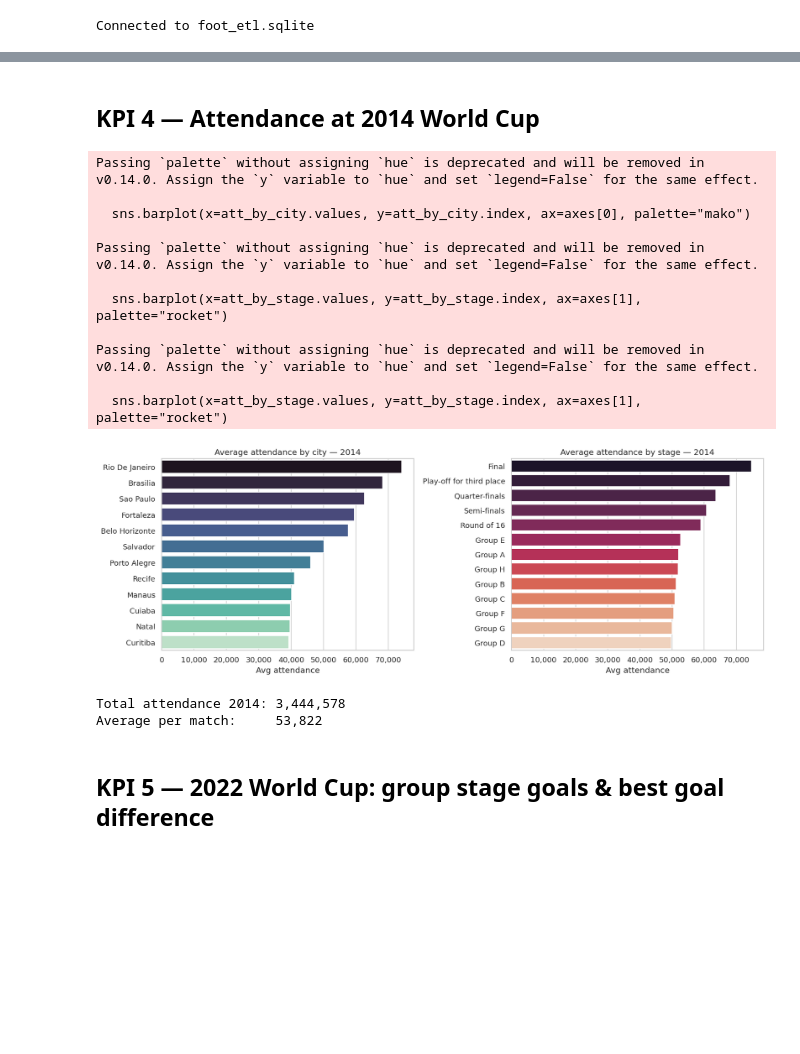
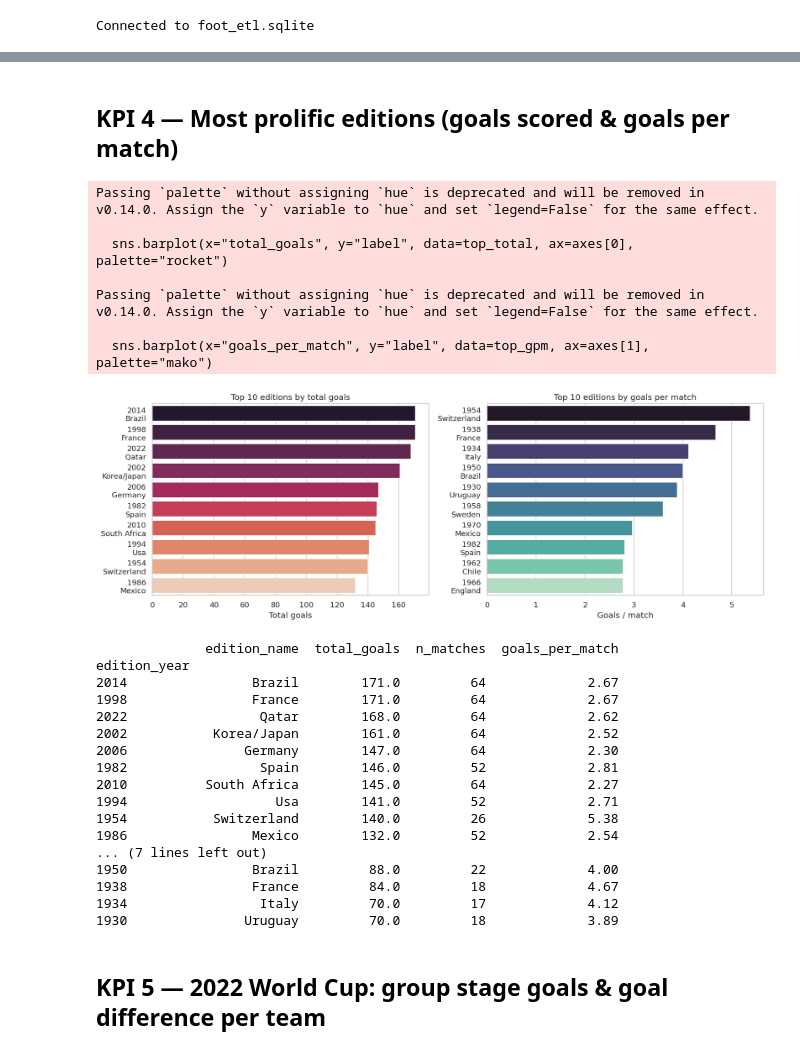
Before and after one commit to Flockyy/foot-etl, a Jupyter notebook: kpi.ipynb, the cells around one changed output, grey strips where cells are left out. Saved outputs shown, nothing was run; the diff lists cells and outputs as text; code cells hidden in the pictures; blank space fills up the shorter version.

```diff
--- a/kpi.ipynb
+++ b/kpi.ipynb
@@ -180,39 +190,55 @@ Costa Rica    79  39  47     165      47.9
 # %% [markdown]
-## KPI 4 — Attendance at 2014 World Cup
+## KPI 4 — Most prolific editions (goals scored & goals per match)
 # %%
-att_by_city = wc2014.groupby("City")["Attendance"].mean().sort_values(ascending=False)
-att_by_stage = wc2014.groupby("Stage")["Attendance"].mean().sort_values(ascending=False)
+edition_stats = (
+    matches.groupby(["edition_year", "edition_name"])["total_goals"]
+    .agg(total_goals="sum", n_matches="count")
+    .assign(goals_per_match=lambda d: (d["total_goals"] / d["n_matches"]).round(2))
+    .reset_index()
+    .sort_values("total_goals", ascending=False)
+)
+edition_stats["label"] = edition_stats["edition_year"].astype(str) + "\n" + edition_stats["edition_name"]
 
 fig, axes = plt.subplots(1, 2, figsize=(14, 5))
 
-sns.barplot(x=att_by_city.values, y=att_by_city.index, ax=axes[0], palette="mako")
-axes[0].xaxis.set_major_formatter(mticker.FuncFormatter(lambda x, _: f"{int(x):,}"))
-axes[0].set(title="Average attendance by city — 2014", xlabel="Avg attendance", ylabel="")
+top_total = edition_stats.nlargest(10, "total_goals")
+sns.barplot(x="total_goals", y="label", data=top_total, ax=axes[0], palette="rocket")
+axes[0].set(title="Top 10 editions by total goals", xlabel="Total goals", ylabel="")
 
-sns.barplot(x=att_by_stage.values, y=att_by_stage.index, ax=axes[1], palette="rocket")
-axes[1].xaxis.set_major_formatter(mticker.FuncFormatter(lambda x, _: f"{int(x):,}"))
-axes[1].set(title="Average attendance by stage — 2014", xlabel="Avg attendance", ylabel="")
+top_gpm = edition_stats.nlargest(10, "goals_per_match")
+sns.barplot(x="goals_per_match", y="label", data=top_gpm, ax=axes[1], palette="mako")
+axes[1].set(title="Top 10 editions by goals per match", xlabel="Goals / match", ylabel="")
 
 plt.tight_layout()
 plt.show()
 
-print(f"Total attendance 2014: {wc2014['Attendance'].sum():,.0f}")
-print(f"Average per match:     {wc2014['Attendance'].mean():,.0f}")
+print(edition_stats.set_index("edition_year")[["edition_name","total_goals","n_matches","goals_per_match"]].to_string())
 # %% [output]
 Passing `palette` without assigning `hue` is deprecated and will be removed in v0.14.0. Assign the `y` variable to `hue` and set `legend=False` for the same effect.
 
-  sns.barplot(x=att_by_city.values, y=att_by_city.index, ax=axes[0], palette="mako")
+  sns.barplot(x="total_goals", y="label", data=top_total, ax=axes[0], palette="rocket")
 
 Passing `palette` without assigning `hue` is deprecated and will be removed in v0.14.0. Assign the `y` variable to `hue` and set `legend=False` for the same effect.
 
-  sns.barplot(x=att_by_stage.values, y=att_by_stage.index, ax=axes[1], palette="rocket")
-
-Passing `palette` without assigning `hue` is deprecated and will be removed in v0.14.0. Assign the `y` variable to `hue` and set `legend=False` for the same effect.
-
-  sns.barplot(x=att_by_stage.values, y=att_by_stage.index, ax=axes[1], palette="rocket")
+  sns.barplot(x="goals_per_match", y="label", data=top_gpm, ax=axes[1], palette="mako")
-[figure, old version]
+[figure, new version]
-Total attendance 2014: 3,444,578
-Average per match:     53,822
+              edition_name  total_goals  n_matches  goals_per_match
+edition_year
+2014                Brazil        171.0         64             2.67
+1998                France        171.0         64             2.67
+2022                 Qatar        168.0         64             2.62
+2002           Korea/Japan        161.0         64             2.52
+2006               Germany        147.0         64             2.30
+1982                 Spain        146.0         52             2.81
+2010          South Africa        145.0         64             2.27
+1994                   Usa        141.0         52             2.71
+1954           Switzerland        140.0         26             5.38
+1986                Mexico        132.0         52             2.54
+... (7 lines left out)
+1950                Brazil         88.0         22             4.00
+1938                France         84.0         18             4.67
+1934                 Italy         70.0         17             4.12
+1930               Uruguay         70.0         18             3.89
 # %% [markdown]
-## KPI 5 — 2022 World Cup: group stage goals & best goal difference
+## KPI 5 — 2022 World Cup: group stage goals & goal difference per team
 # %%
```
Also changed, not shown: parts of 9 cells of this notebook, 15 other files.
